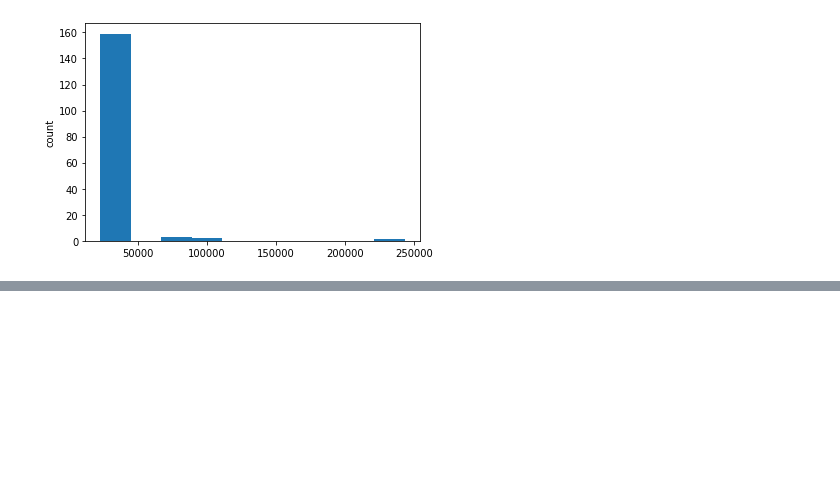
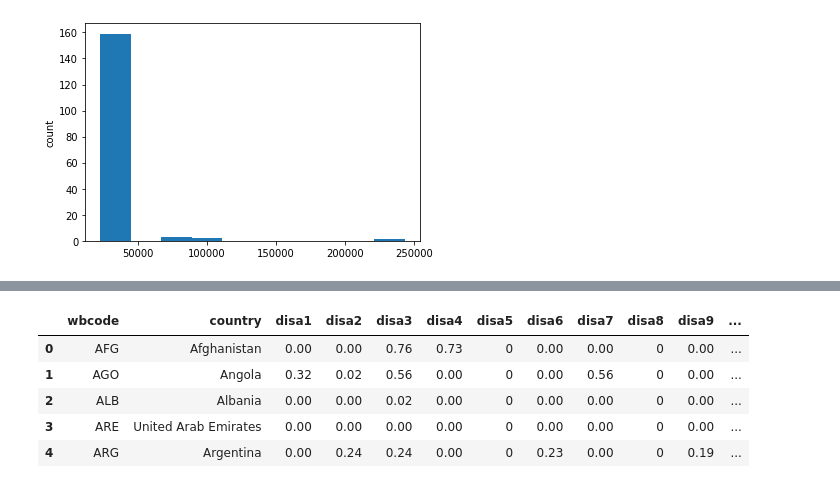
Before and after one commit to asfandyarsaeed1/Python-For-DataScience, a Jupyter notebook: Exercise/Importing_data_via_Python.ipynb, the cells around one changed output, grey strips where cells are left out. Cells and saved outputs as stored; diff of their text form; code cells hidden in the pictures; blank space fills up the shorter version.

```diff
--- a/Exercise/Importing_data_via_Python.ipynb
+++ b/Exercise/Importing_data_via_Python.ipynb
@@ -505,0 +516,14 @@ plt.show()
+# %%
+
+df =pd.read_excel('disarea.xlsx')
+df.to_stata('disarea1.dta',write_index=False)
+### to display all the columns of the data frame
+pd.set_option('display.max_columns', None)
+df
+# %% [output]
+|  | wbcode | country | disa1 | disa2 | disa3 | disa4 | disa5 | disa6 | disa7 | disa8 | disa9 | ... |
+| 0 | AFG | Afghanistan | 0.00 | 0.00 | 0.76 | 0.73 | 0 | 0.00 | 0.00 | 0 | 0.00 | ... |
+| 1 | AGO | Angola | 0.32 | 0.02 | 0.56 | 0.00 | 0 | 0.00 | 0.56 | 0 | 0.00 | ... |
+| 2 | ALB | Albania | 0.00 | 0.00 | 0.02 | 0.00 | 0 | 0.00 | 0.00 | 0 | 0.00 | ... |
+| 3 | ARE | United Arab Emirates | 0.00 | 0.00 | 0.00 | 0.00 | 0 | 0.00 | 0.00 | 0 | 0.00 | ... |
+| 4 | ARG | Argentina | 0.00 | 0.24 | 0.24 | 0.00 | 0 | 0.23 | 0.00 | 0 | 0.19 | ... |
```
Also changed, not shown: parts of 11 cells of this notebook, 3 other files.
